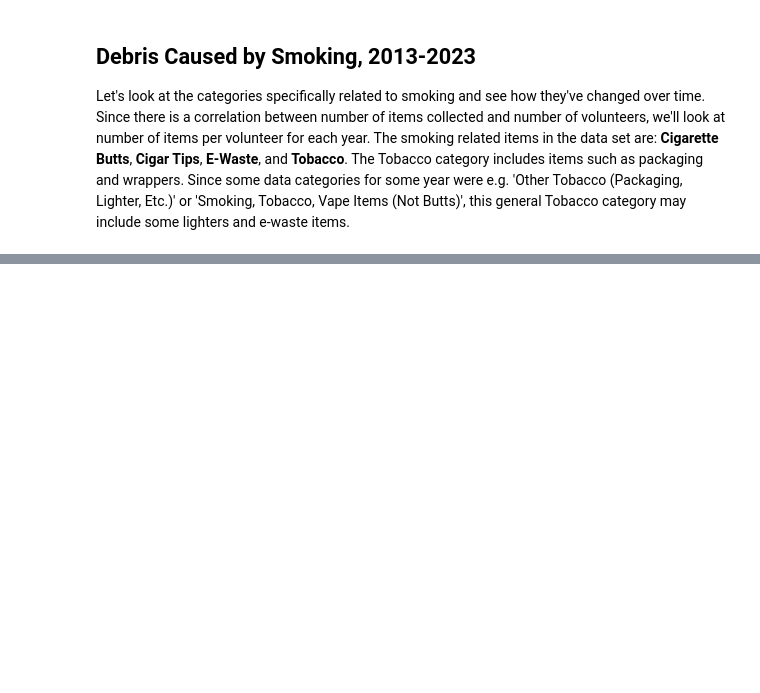
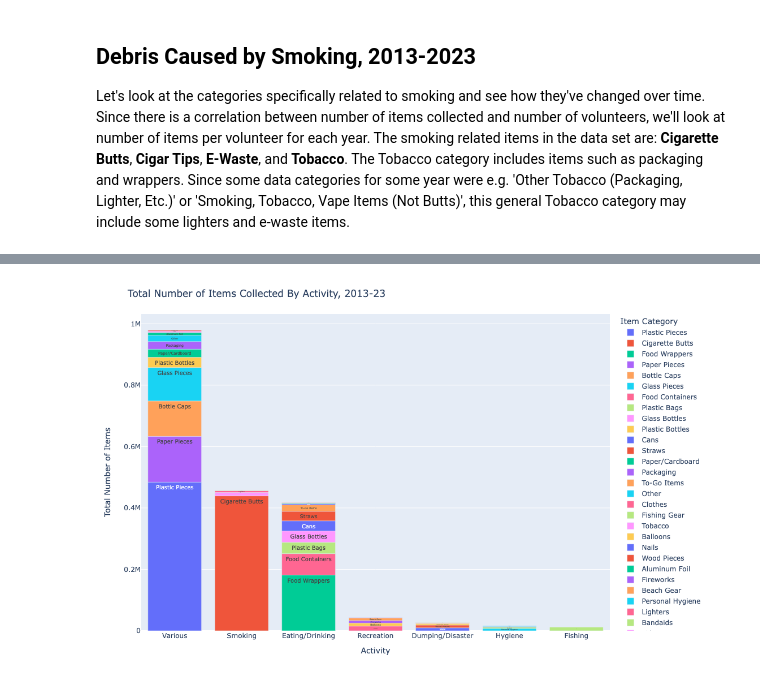
Before and after one commit to jennyfolkesson/saveOurShores, a Jupyter notebook: SOS_cleanup_data.ipynb, the cells around one changed output, grey strips where cells are left out. Saved outputs shown, nothing was run; the diff lists cells and outputs as text; code cells hidden in the pictures; blank space fills up the shorter version.

Commit message:
added debris by activity

```diff
--- a/SOS_cleanup_data.ipynb
+++ b/SOS_cleanup_data.ipynb
@@ -359,0 +365,5 @@ Cigarette butts is by far the worst polluter among smoking categories and, along
+# %%
+fig = graphs.activity_graph(sos_data, col_config)
+fig.show()
+# %% [output]
+[figure, added]
```
Also changed, not shown: parts of 11 cells of this notebook, 3 other files.
